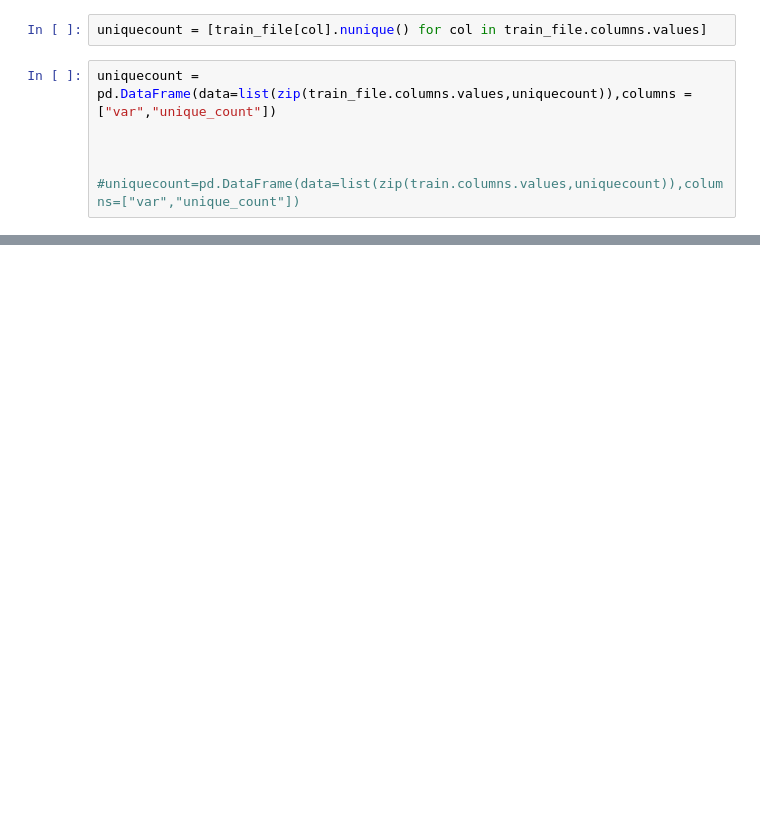
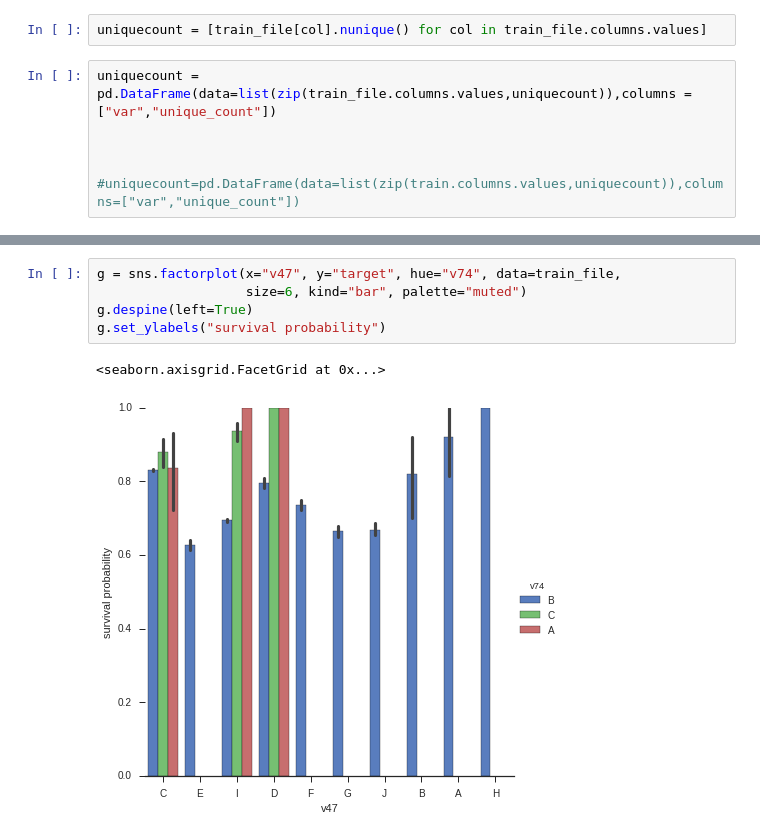
Before and after one commit to MitinRoman/BNP_PARIBAS, a Jupyter notebook: MAIN.ipynb, the cells around one changed output, grey strips where cells are left out. Cells and saved outputs as stored; diff of their text form; blank space fills up the shorter version.

```diff
--- a/MAIN.ipynb
+++ b/MAIN.ipynb
@@ -60,0 +78,8 @@ uniquecount
+# %%
+g = sns.factorplot(x="v47", y="target", hue="v74", data=train_file,
+                   size=6, kind="bar", palette="muted")
+g.despine(left=True)
+g.set_ylabels("survival probability")
+# %% [output]
+<seaborn.axisgrid.FacetGrid at 0x...>
+[figure, added]
```
Also changed, not shown: parts of 19 cells of this notebook.
